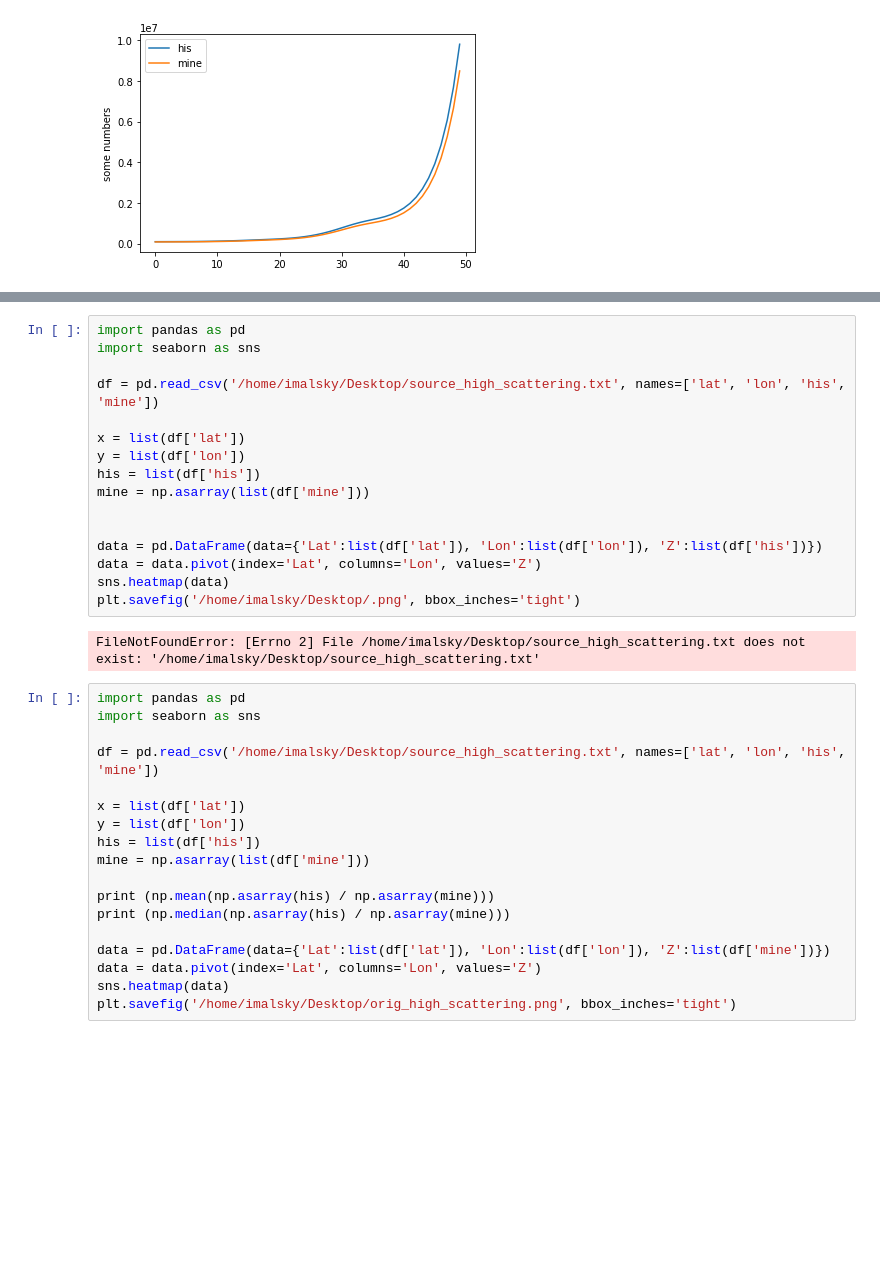
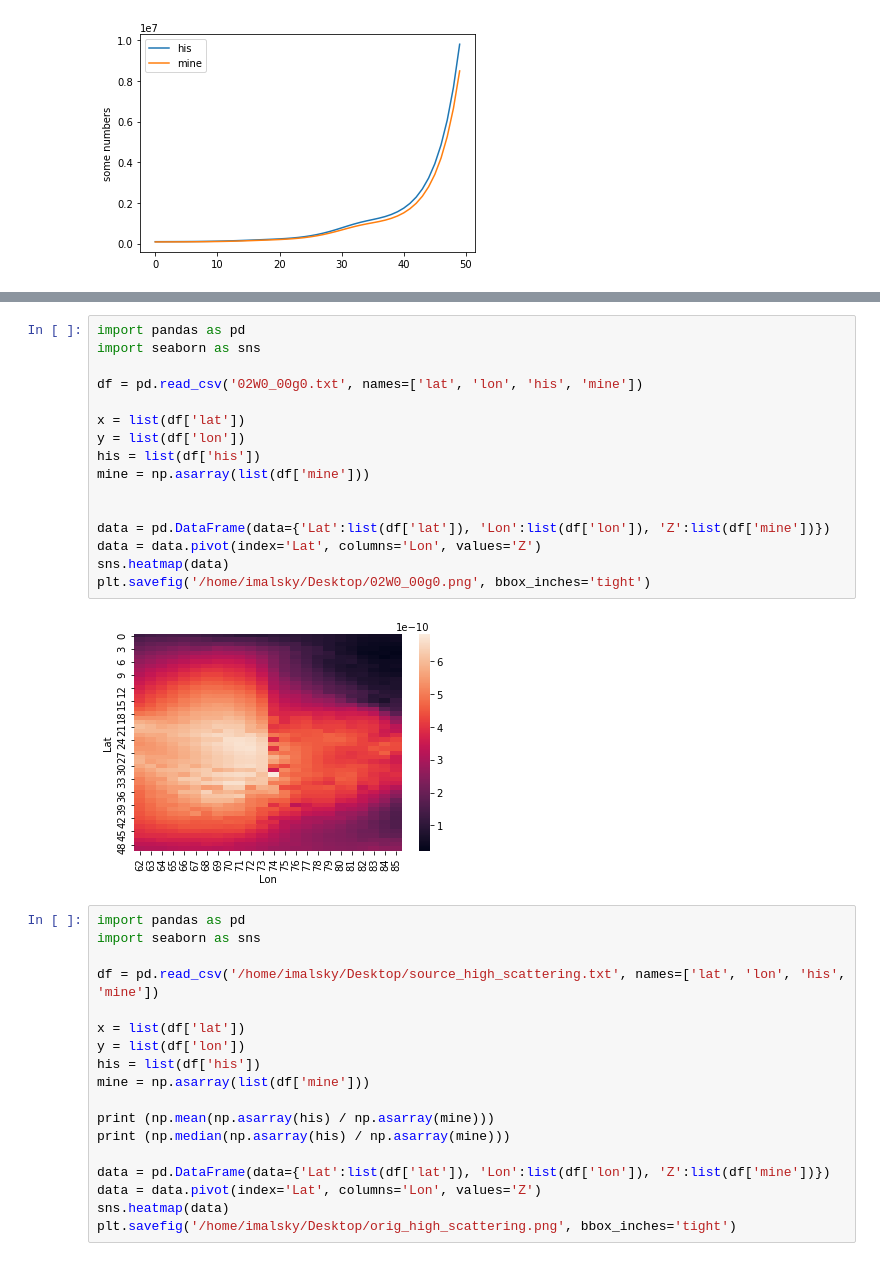
Before and after one commit to galexv/Jups, a Jupyter notebook: Testing/two_stream_tests.ipynb, the cells around one changed output, grey strips where cells are left out. Cells and saved outputs as stored; diff of their text form; blank space fills up the shorter version.

```diff
--- a/two_stream_tests.ipynb
+++ b/Testing/two_stream_tests.ipynb
@@ -199,21 +199,21 @@ plt.savefig('/home/imalsky/Desktop/fractional_diff.png', bbox_inches='tight')
 # %%
 import pandas as pd
 import seaborn as sns
 
-df = pd.read_csv('/home/imalsky/Desktop/source_high_scattering.txt', names=['lat', 'lon', 'his', 'mine'])
+df = pd.read_csv('02W0_00g0.txt', names=['lat', 'lon', 'his', 'mine'])
 
 x = list(df['lat'])
 y = list(df['lon'])
 his = list(df['his'])
 mine = np.asarray(list(df['mine']))
 
 
-data = pd.DataFrame(data={'Lat':list(df['lat']), 'Lon':list(df['lon']), 'Z':list(df['his'])})
+data = pd.DataFrame(data={'Lat':list(df['lat']), 'Lon':list(df['lon']), 'Z':list(df['mine'])})
 data = data.pivot(index='Lat', columns='Lon', values='Z')
 sns.heatmap(data)
-plt.savefig('/home/imalsky/Desktop/.png', bbox_inches='tight')
+plt.savefig('/home/imalsky/Desktop/02W0_00g0.png', bbox_inches='tight')
 # %% [output]
-FileNotFoundError: [Errno 2] File /home/imalsky/Desktop/source_high_scattering.txt does not exist: '/home/imalsky/Desktop/source_high_scattering.txt'
+[figure, added]
 # %%
 import pandas as pd
 import seaborn as sns
```
Also changed, not shown: parts of 3 cells of this notebook, 33 other files.
